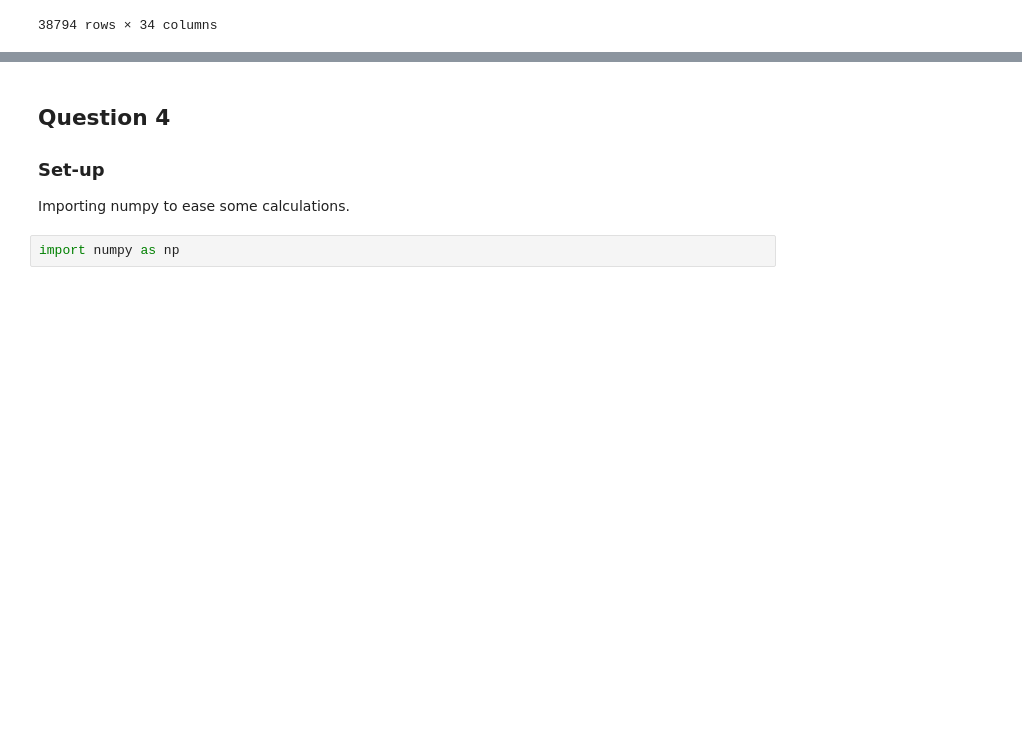
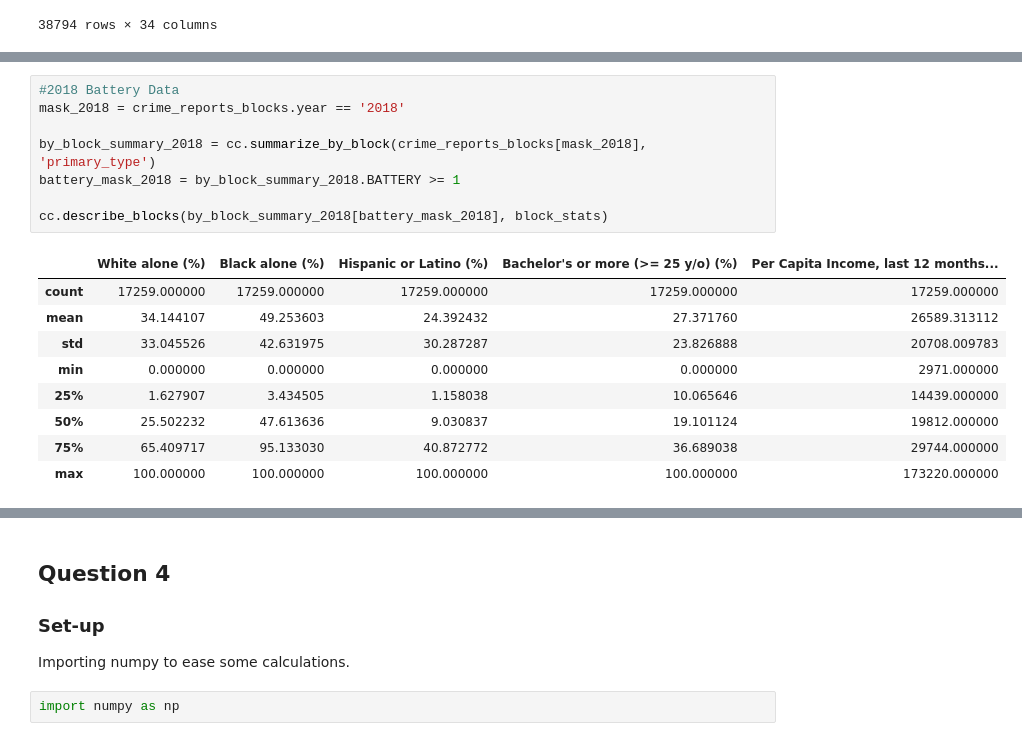
Before and after one commit to fogarty-ben/capp30254-machine-learning, a Jupyter notebook: hws/hw1/write_up.ipynb, the cells around one changed output, grey strips where cells are left out. Cells and saved outputs as stored; diff of their text form; blank space fills up the shorter version.

```diff
--- a/hws/hw1/write_up.ipynb
+++ b/hws/hw1/write_up.ipynb
@@ -403,0 +458,18 @@ by_block_summary
+# %%
+#2018 Battery Data
+mask_2018 = crime_reports_blocks.year == '2018'
+
+by_block_summary_2018 = cc.summarize_by_block(crime_reports_blocks[mask_2018], 'primary_type')
+battery_mask_2018 = by_block_summary_2018.BATTERY >= 1
+
+cc.describe_blocks(by_block_summary_2018[battery_mask_2018], block_stats)
+# %% [output]
+|  | White alone (%) | Black alone (%) | Hispanic or Latino (%) | Bachelor's or more (>= 25 y/o) (%) | Per Capita Income, last 12 months... |
+| count | 17259.000000 | 17259.000000 | 17259.000000 | 17259.000000 | 17259.000000 |
+| mean | 34.144107 | 49.253603 | 24.392432 | 27.371760 | 26589.313112 |
+| std | 33.045526 | 42.631975 | 30.287287 | 23.826888 | 20708.009783 |
+| min | 0.000000 | 0.000000 | 0.000000 | 0.000000 | 2971.000000 |
+| 25% | 1.627907 | 3.434505 | 1.158038 | 10.065646 | 14439.000000 |
+| 50% | 25.502232 | 47.613636 | 9.030837 | 19.101124 | 19812.000000 |
+| 75% | 65.409717 | 95.133030 | 40.872772 | 36.689038 | 29744.000000 |
+| max | 100.000000 | 100.000000 | 100.000000 | 100.000000 | 173220.000000 |
```
Also changed, not shown: parts of 7 cells of this notebook, 1 other file.
